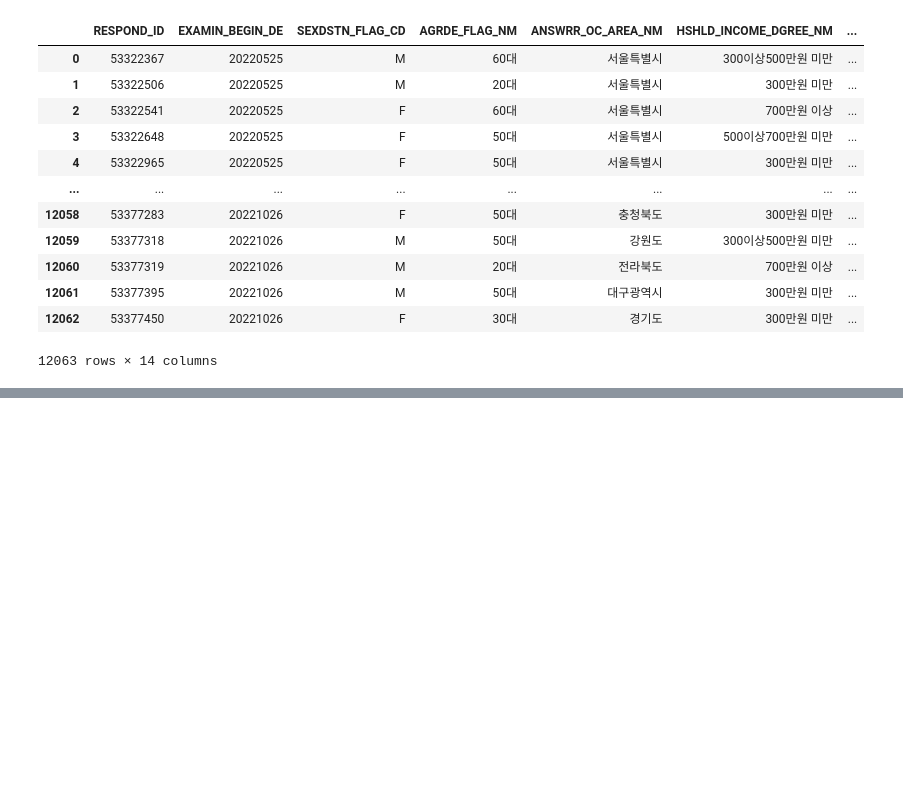
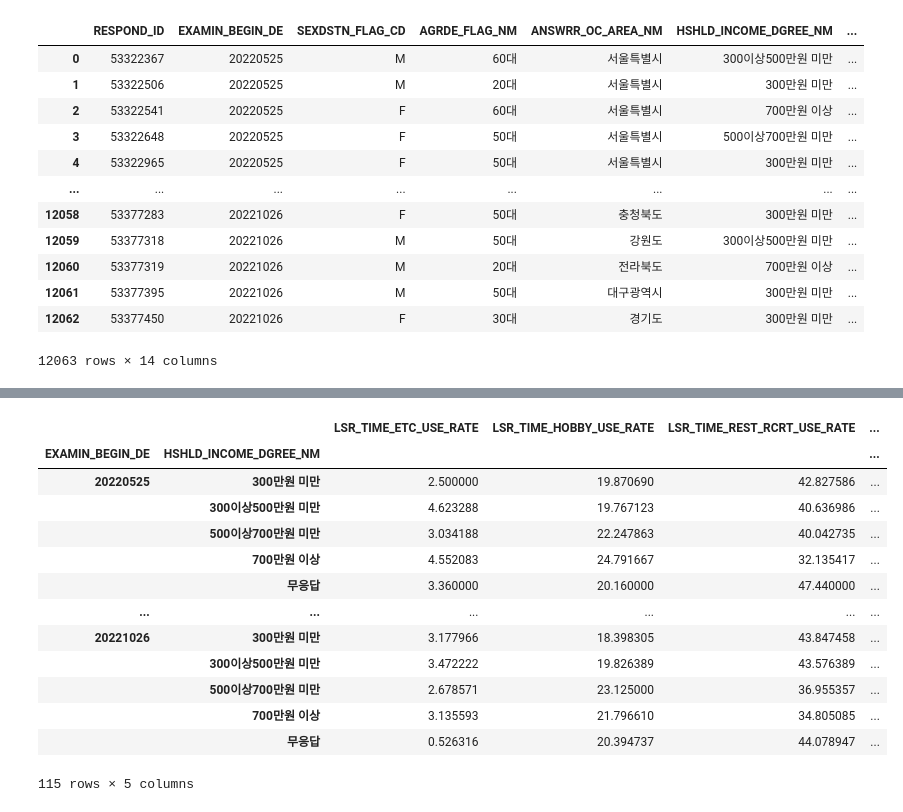
Before and after one commit to reodinas/streamlit_leisure, a Jupyter notebook: lsr1.ipynb, the cells around one changed output, grey strips where cells are left out. Drawn from its saved outputs; the diff is of its cells as text; code cells hidden in the pictures; blank space fills up the shorter version.

```diff
--- a/lsr1.ipynb
+++ b/lsr1.ipynb
@@ -201,0 +244,2 @@ df_origin.to_csv('data/df_origin.csv')
+# %%
+df = pd.read_csv('data/df_origin.csv', index_col=0)
@@ -201,0 +262,21 @@ df_origin.to_csv('data/df_origin.csv')
+# %%
+df_pivot = pd.pivot_table(df, index=['EXAMIN_BEGIN_DE', 'HSHLD_INCOME_DGREE_NM'], aggfunc=np.mean,
+                          values=['LSR_TIME_REST_RCRT_USE_RATE', 'LSR_TIME_HOBBY_USE_RATE', 'LSR_TIME_SELF_IMPT_USE_RATE',
+                         'LSR_TIME_TWDPSN_RLTN_FLWSP_USE_RATE', 'LSR_TIME_ETC_USE_RATE'])
+# %%
+df_pivot
+# %% [output]
+|  |  | LSR_TIME_ETC_USE_RATE | LSR_TIME_HOBBY_USE_RATE | LSR_TIME_REST_RCRT_USE_RATE | ... |
+| EXAMIN_BEGIN_DE | HSHLD_INCOME_DGREE_NM |  |  |  | ... |
+| 20220525 | 300만원 미만 | 2.500000 | 19.870690 | 42.827586 | ... |
+|  | 300이상500만원 미만 | 4.623288 | 19.767123 | 40.636986 | ... |
+|  | 500이상700만원 미만 | 3.034188 | 22.247863 | 40.042735 | ... |
+|  | 700만원 이상 | 4.552083 | 24.791667 | 32.135417 | ... |
+|  | 무응답 | 3.360000 | 20.160000 | 47.440000 | ... |
+| ... | ... | ... | ... | ... | ... |
+| 20221026 | 300만원 미만 | 3.177966 | 18.398305 | 43.847458 | ... |
+|  | 300이상500만원 미만 | 3.472222 | 19.826389 | 43.576389 | ... |
+|  | 500이상700만원 미만 | 2.678571 | 23.125000 | 36.955357 | ... |
+|  | 700만원 이상 | 3.135593 | 21.796610 | 34.805085 | ... |
+|  | 무응답 | 0.526316 | 20.394737 | 44.078947 | ... |
+115 rows × 5 columns
```
Also changed, not shown: parts of 13 cells of this notebook, 8 other files.
